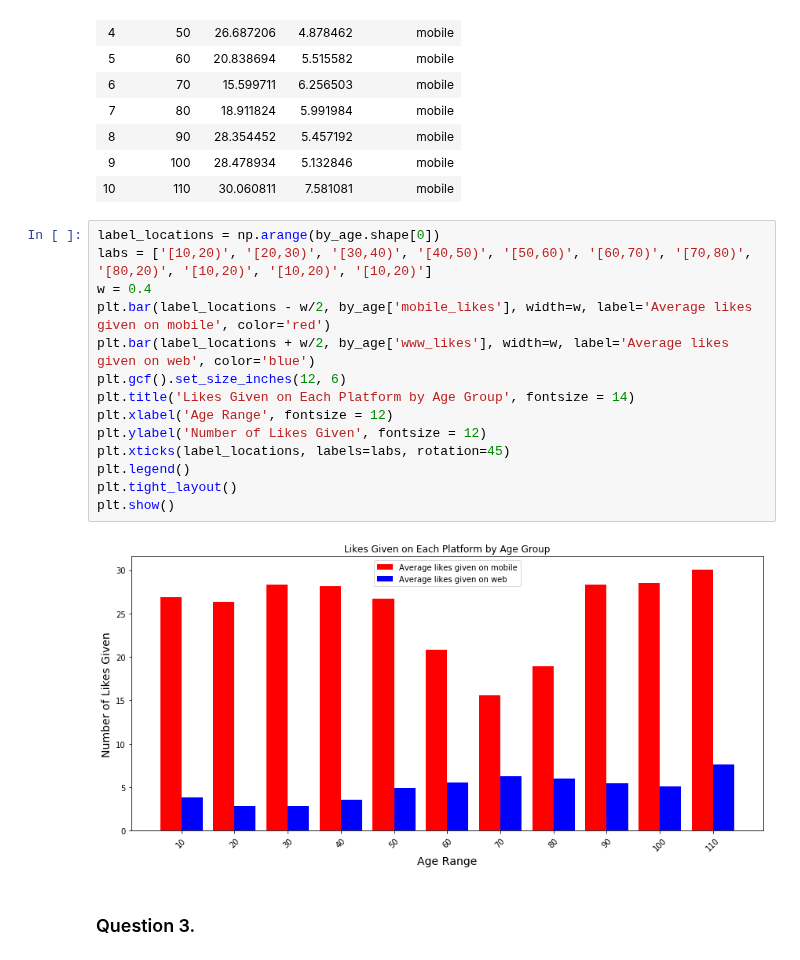
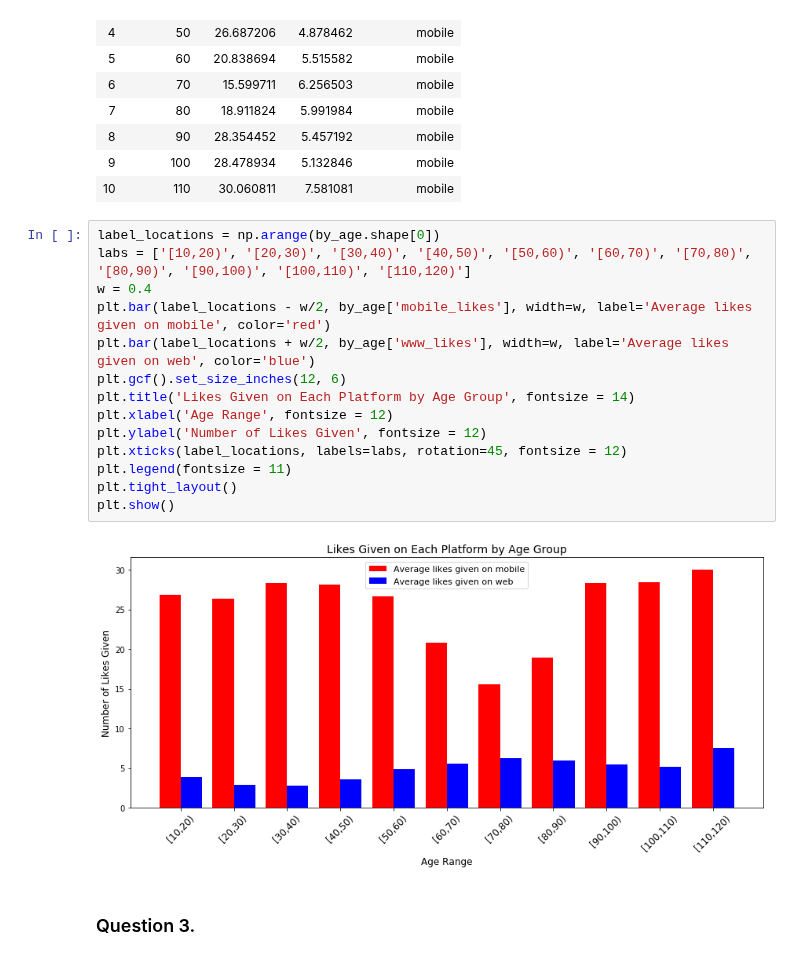
Before and after one commit to bigyihsuan/SocialMediaProject, a Jupyter notebook: Social Media Analysis Code.ipynb, the cells around one changed output. Drawn from its saved outputs; the diff is of its cells as text.

Commit message:
Update Q2 visualization

```diff
--- a/Social Media Analysis Code.ipynb
+++ b/Social Media Analysis Code.ipynb
@@ -540,20 +540,20 @@ by_age
 | 10 | 110 | 30.060811 | 7.581081 | mobile |
 # %%
 label_locations = np.arange(by_age.shape[0])
-labs = ['[10,20)', '[20,30)', '[30,40)', '[40,50)', '[50,60)', '[60,70)', '[70,80)', '[80,20)', '[10,20)', '[10,20)', '[10,20)']
+labs = ['[10,20)', '[20,30)', '[30,40)', '[40,50)', '[50,60)', '[60,70)', '[70,80)', '[80,90)', '[90,100)', '[100,110)', '[110,120)']
 w = 0.4
 plt.bar(label_locations - w/2, by_age['mobile_likes'], width=w, label='Average likes given on mobile', color='red')
 plt.bar(label_locations + w/2, by_age['www_likes'], width=w, label='Average likes given on web', color='blue')
 plt.gcf().set_size_inches(12, 6)
 plt.title('Likes Given on Each Platform by Age Group', fontsize = 14)
 plt.xlabel('Age Range', fontsize = 12)
 plt.ylabel('Number of Likes Given', fontsize = 12)
-plt.xticks(label_locations, labels=labs, rotation=45)
-plt.legend()
+plt.xticks(label_locations, labels=labs, rotation=45, fontsize = 12)
+plt.legend(fontsize = 11)
 plt.tight_layout()
 plt.show()
 # %% [output]
-[figure, old version]
+[figure, new version]
 # %% [markdown]
 ### Question 3.
 # %%
```
